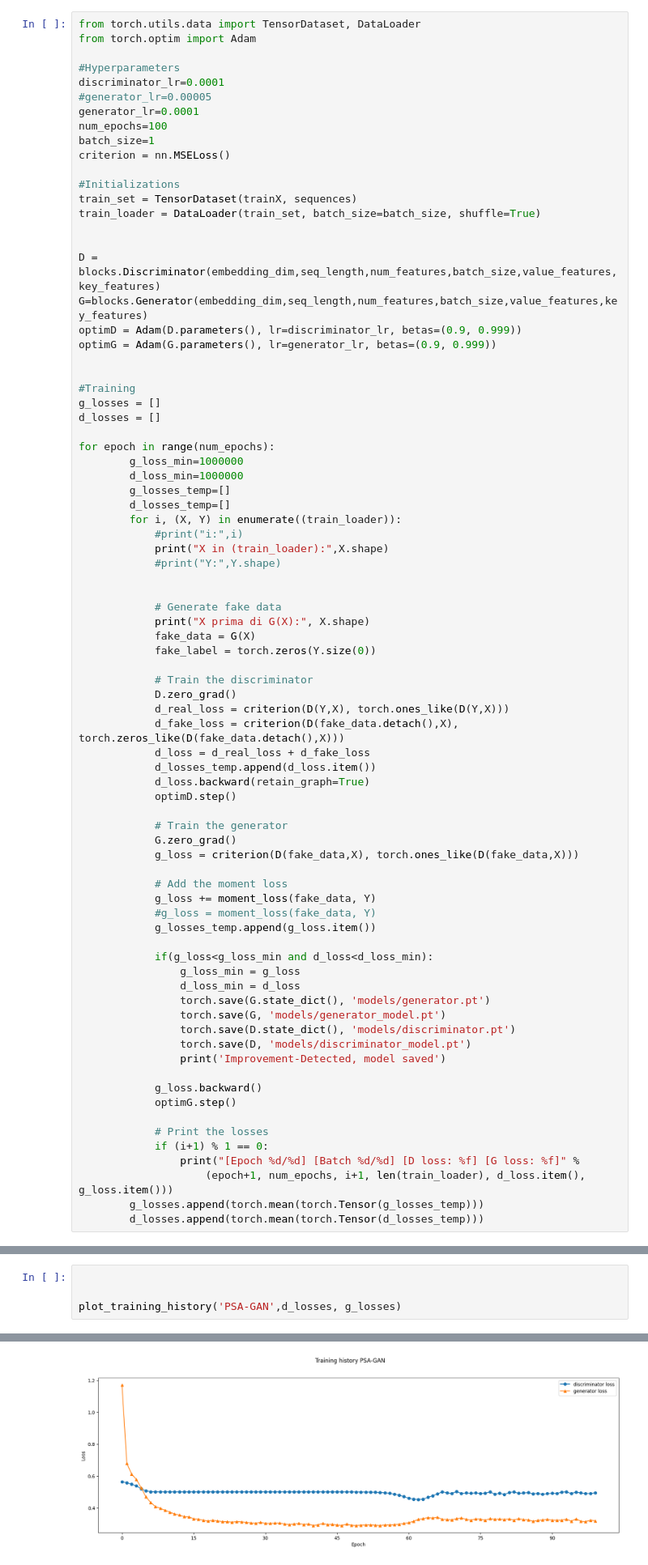
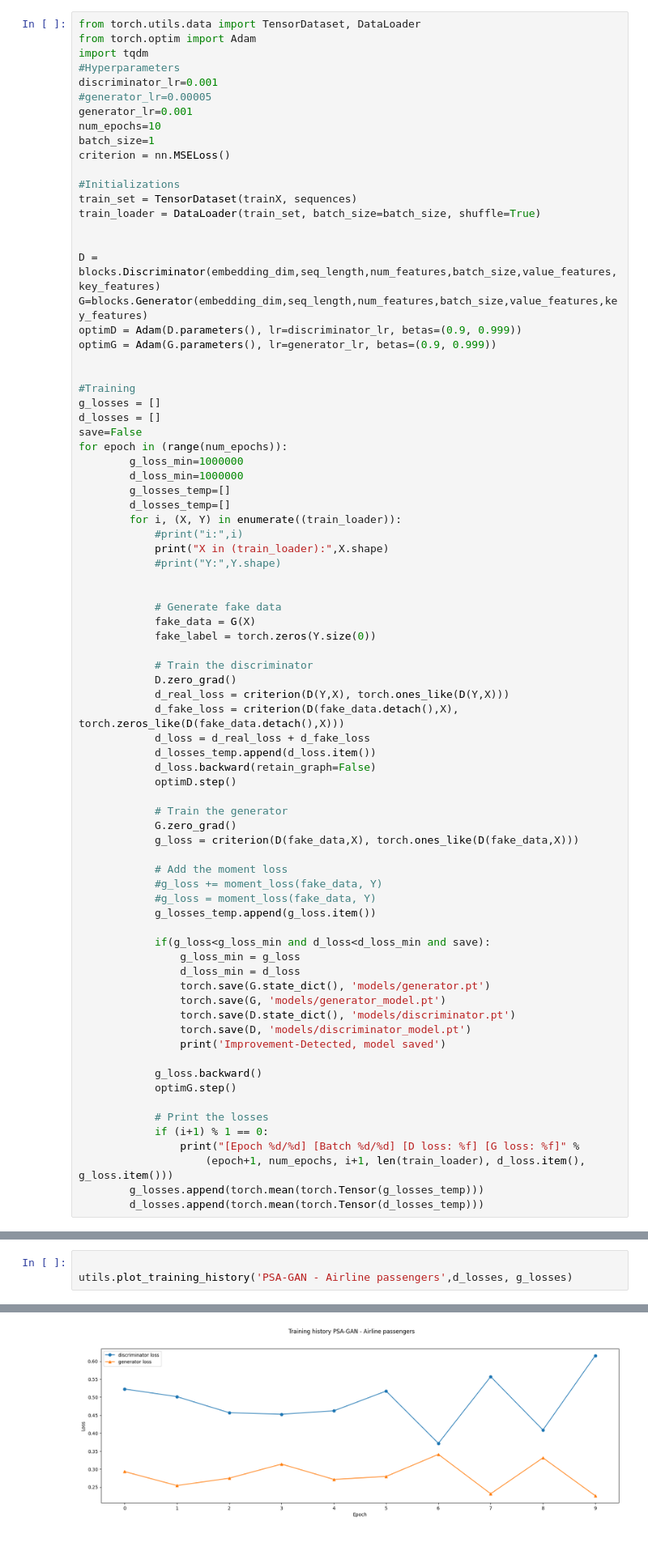
Before and after one commit to francomano/PSA-GAN, a Jupyter notebook: run.ipynb, the cells around one changed output, grey strips where cells are left out. Shown at 81% size. Cells and saved outputs as stored; diff of their text form; blank space fills up the shorter version.

```diff
--- a/run.ipynb
+++ b/run.ipynb
@@ -136,12 +129,12 @@ if not isExist:
 # %%
 from torch.utils.data import TensorDataset, DataLoader
 from torch.optim import Adam
-
+import tqdm
 #Hyperparameters
-discriminator_lr=0.0001
+discriminator_lr=0.001
 #generator_lr=0.00005
-generator_lr=0.0001
-num_epochs=100
+generator_lr=0.001
+num_epochs=10
 batch_size=1
 criterion = nn.MSELoss()
 
@@ -159,8 +152,8 @@ optimG = Adam(G.parameters(), lr=generator_lr, betas=(0.9, 0.999))
 #Training
 g_losses = []
 d_losses = []
-
-for epoch in range(num_epochs):
+save=False
+for epoch in (range(num_epochs)):
         g_loss_min=1000000
         d_loss_min=1000000
         g_losses_temp=[]
@@ -172,7 +165,6 @@ for epoch in range(num_epochs):
 
 
             # Generate fake data
-            print("X prima di G(X):", X.shape)
             fake_data = G(X)
             fake_label = torch.zeros(Y.size(0))
 
@@ -182,7 +174,7 @@ for epoch in range(num_epochs):
             d_fake_loss = criterion(D(fake_data.detach(),X), torch.zeros_like(D(fake_data.detach(),X)))
             d_loss = d_real_loss + d_fake_loss
             d_losses_temp.append(d_loss.item())
-            d_loss.backward(retain_graph=True)
+            d_loss.backward(retain_graph=False)
             optimD.step()
 
             # Train the generator
@@ -190,11 +182,11 @@ for epoch in range(num_epochs):
             g_loss = criterion(D(fake_data,X), torch.ones_like(D(fake_data,X)))
 
             # Add the moment loss
-            g_loss += moment_loss(fake_data, Y)
+            #g_loss += moment_loss(fake_data, Y)
             #g_loss = moment_loss(fake_data, Y)
             g_losses_temp.append(g_loss.item())
 
-            if(g_loss<g_loss_min and d_loss<d_loss_min):
+            if(g_loss<g_loss_min and d_loss<d_loss_min and save):
                 g_loss_min = g_loss
                 d_loss_min = d_loss
                 torch.save(G.state_dict(), 'models/generator.pt')
@@ -254,5 +225,4 @@ def plot_training_history(name, discriminator_loss, generator_loss):
 # %%
 
-
-plot_training_history('PSA-GAN',d_losses, g_losses)
+utils.plot_training_history('PSA-GAN - Airline passengers',d_losses, g_losses)
 # %% [output]
@@ -261,2 +231,2 @@ End-training Discriminator Loss: tensor(0.4952)
-[figure, old version]
+[figure, new version]
 # %%
```
Also changed, not shown: parts of 8 cells of this notebook, 5 other files.
